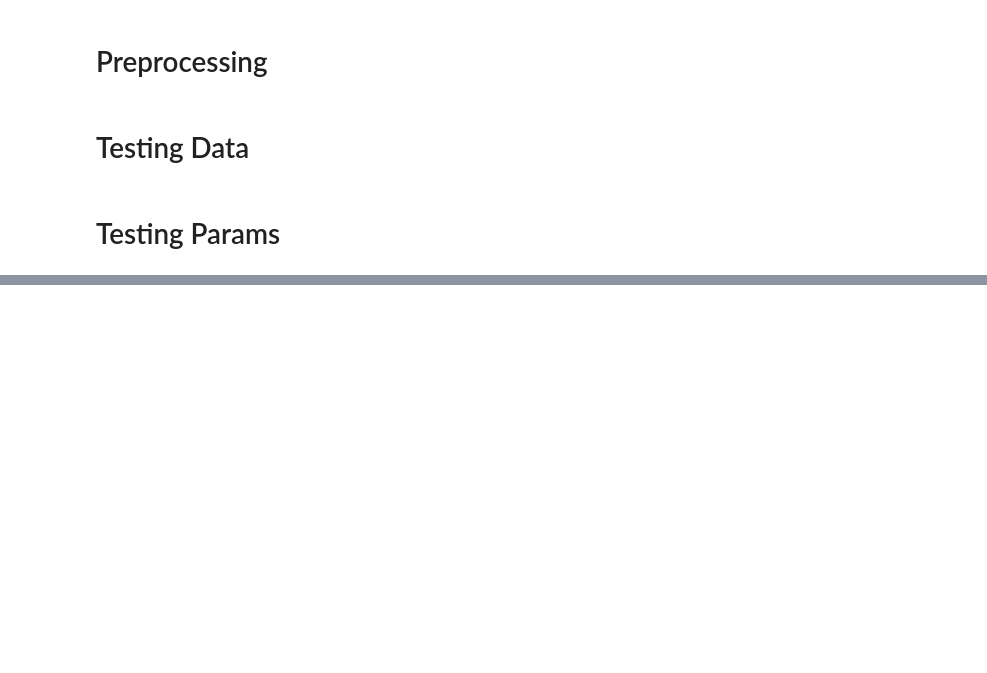
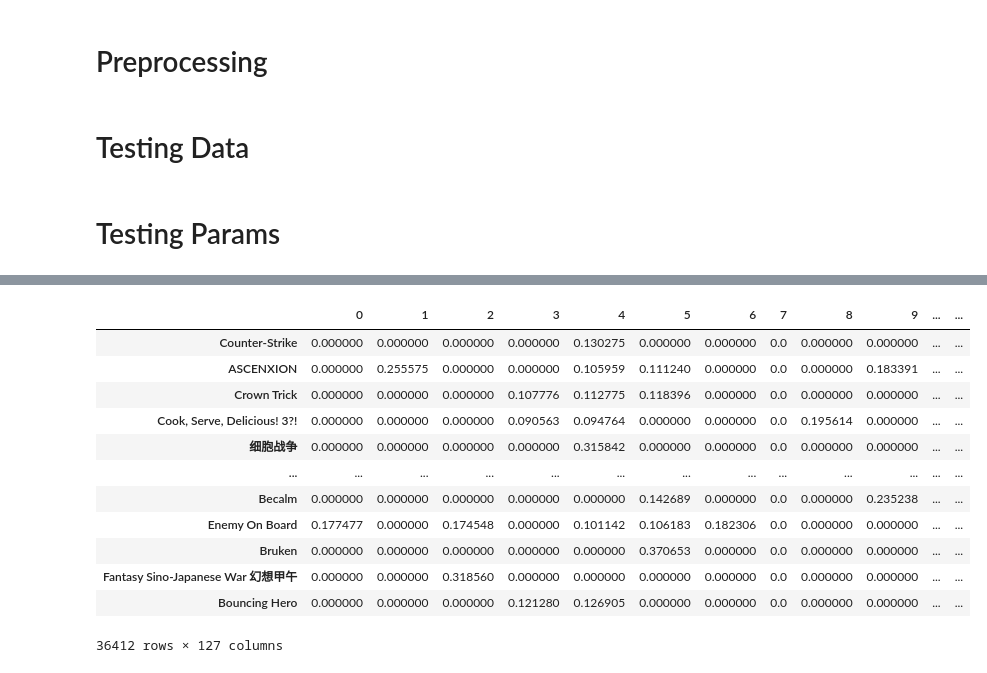
Before and after one commit to JoaoMarques1/find_your_inner_gamer, a Jupyter notebook: notebooks/model_kmeans_with_tags.ipynb, the cells around one changed output, grey strips where cells are left out. Saved outputs shown, nothing was run; the diff lists cells and outputs as text; code cells hidden in the pictures; blank space fills up the shorter version.

```diff
--- a/notebooks/model_kmeans_with_tags.ipynb
+++ b/notebooks/model_kmeans_with_tags.ipynb
@@ -294,0 +321,16 @@ for params in params_list[51:75]:
+# %%
+X_proj
+# %% [output]
+|  | 0 | 1 | 2 | 3 | 4 | 5 | 6 | 7 | 8 | 9 | ... | ... |
+| Counter-Strike | 0.000000 | 0.000000 | 0.000000 | 0.000000 | 0.130275 | 0.000000 | 0.000000 | 0.0 | 0.000000 | 0.000000 | ... | ... |
+| ASCENXION | 0.000000 | 0.255575 | 0.000000 | 0.000000 | 0.105959 | 0.111240 | 0.000000 | 0.0 | 0.000000 | 0.183391 | ... | ... |
+| Crown Trick | 0.000000 | 0.000000 | 0.000000 | 0.107776 | 0.112775 | 0.118396 | 0.000000 | 0.0 | 0.000000 | 0.000000 | ... | ... |
+| Cook, Serve, Delicious! 3?! | 0.000000 | 0.000000 | 0.000000 | 0.090563 | 0.094764 | 0.000000 | 0.000000 | 0.0 | 0.195614 | 0.000000 | ... | ... |
+| 细胞战争 | 0.000000 | 0.000000 | 0.000000 | 0.000000 | 0.315842 | 0.000000 | 0.000000 | 0.0 | 0.000000 | 0.000000 | ... | ... |
+| ... | ... | ... | ... | ... | ... | ... | ... | ... | ... | ... | ... | ... |
+| Becalm | 0.000000 | 0.000000 | 0.000000 | 0.000000 | 0.000000 | 0.142689 | 0.000000 | 0.0 | 0.000000 | 0.235238 | ... | ... |
+| Enemy On Board | 0.177477 | 0.000000 | 0.174548 | 0.000000 | 0.101142 | 0.106183 | 0.182306 | 0.0 | 0.000000 | 0.000000 | ... | ... |
+| Bruken | 0.000000 | 0.000000 | 0.000000 | 0.000000 | 0.000000 | 0.370653 | 0.000000 | 0.0 | 0.000000 | 0.000000 | ... | ... |
+| Fantasy Sino-Japanese War 幻想甲午 | 0.000000 | 0.000000 | 0.318560 | 0.000000 | 0.000000 | 0.000000 | 0.000000 | 0.0 | 0.000000 | 0.000000 | ... | ... |
+| Bouncing Hero | 0.000000 | 0.000000 | 0.000000 | 0.121280 | 0.126905 | 0.000000 | 0.000000 | 0.0 | 0.000000 | 0.000000 | ... | ... |
+36412 rows × 127 columns
```
Also changed, not shown: parts of 7 cells of this notebook, 1 other file.
